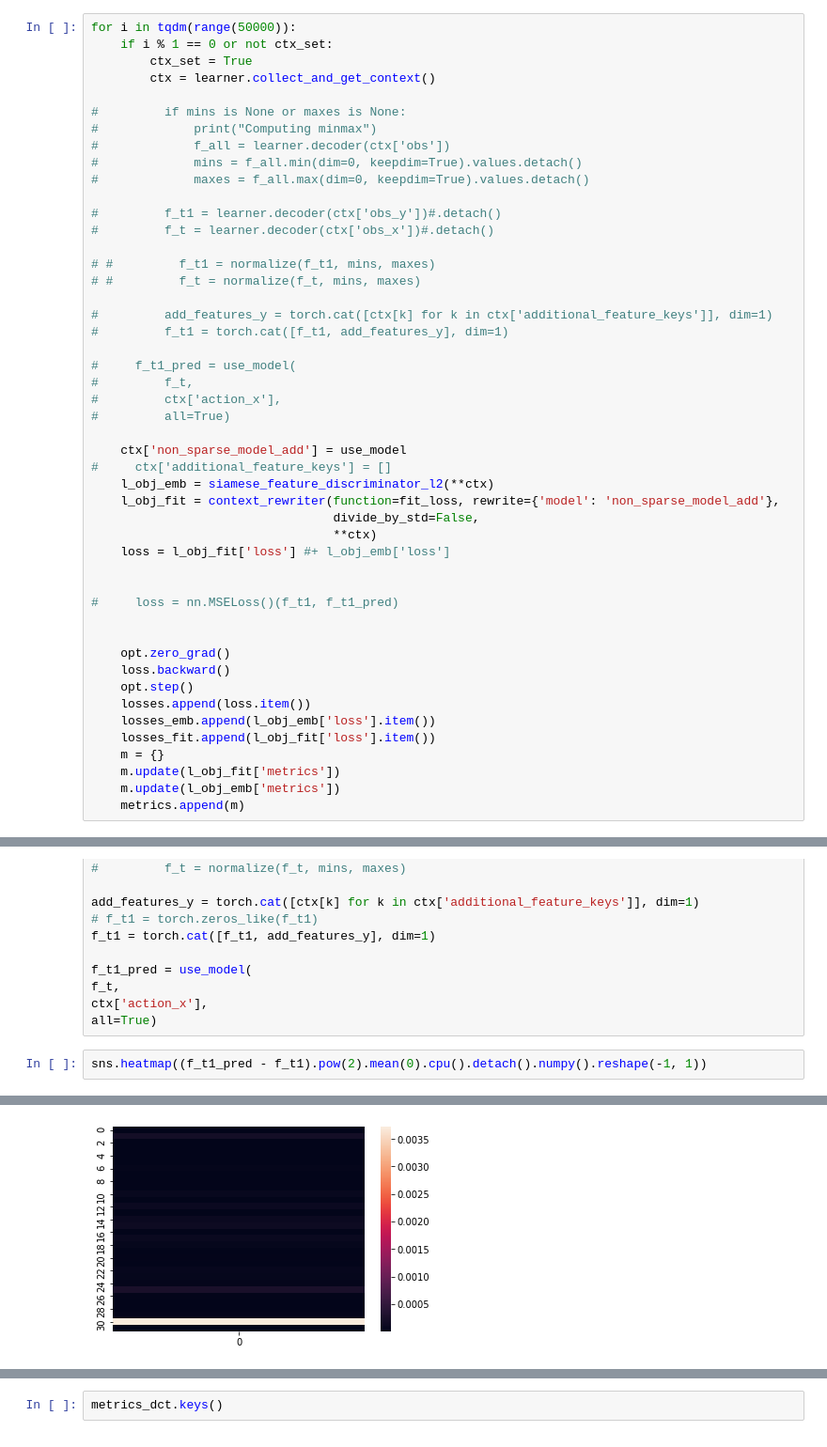
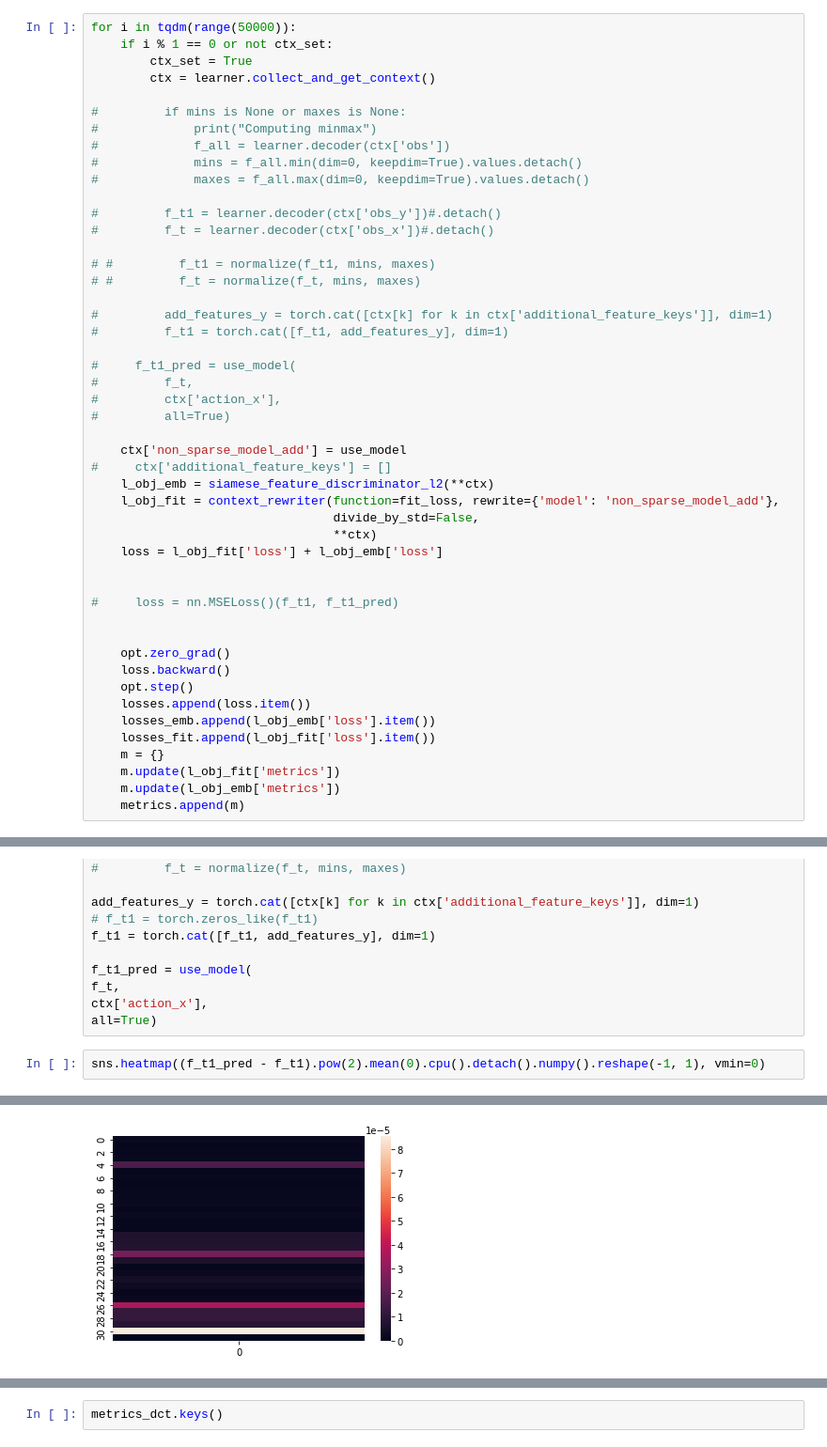
Before and after one commit to sergeivolodin/causality-disentanglement-rl, a Jupyter notebook: debug/siamese_kc_tests.ipynb, the cells around one changed output, grey strips where cells are left out. Shown at 94% size. Saved outputs shown, nothing was run; the diff lists cells and outputs as text.

```diff
--- a/debug/siamese_kc_tests.ipynb
+++ b/debug/siamese_kc_tests.ipynb
@@ -346,7 +364,7 @@ for i in tqdm(range(50000)):
     l_obj_fit = context_rewriter(function=fit_loss, rewrite={'model': 'non_sparse_model_add'},
                                  divide_by_std=False,
                                  **ctx)
-    loss = l_obj_fit['loss'] #+ l_obj_emb['loss']
+    loss = l_obj_fit['loss'] + l_obj_emb['loss']
 
 
 #     loss = nn.MSELoss()(f_t1, f_t1_pred)
@@ -404,10 +419,10 @@ f_t,
 ctx['action_x'],
 all=True)
 # %%
-sns.heatmap((f_t1_pred - f_t1).pow(2).mean(0).cpu().detach().numpy().reshape(-1, 1))
+sns.heatmap((f_t1_pred - f_t1).pow(2).mean(0).cpu().detach().numpy().reshape(-1, 1), vmin=0)
 # %% [output]
 <AxesSubplot:>
-[figure, old version]
+[figure, new version]
 # %%
 metrics_dct = lstdct2dctlst(metrics)
 for key, vals in metrics_dct.items():
```
Also changed, not shown: parts of 13 cells of this notebook, 2 other files.
